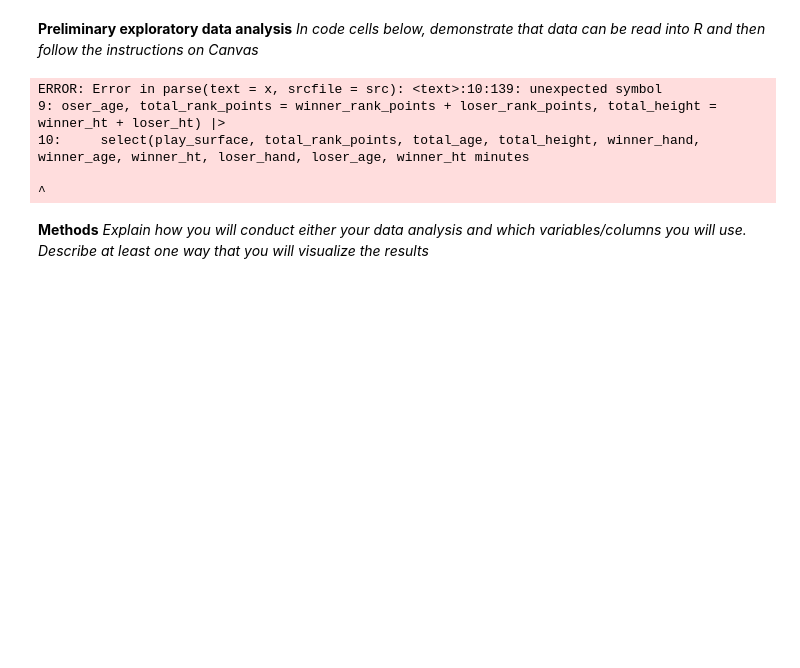
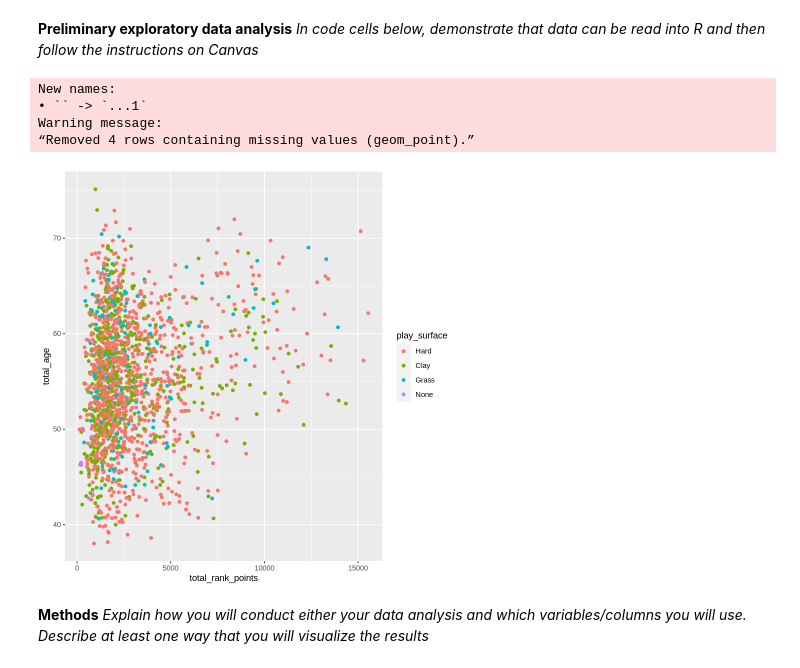
Before and after one commit to EliNAdr/DSCI-100_007-13, a Jupyter notebook: Proposal.ipynb, the cells around one changed output. Cells and saved outputs as stored; diff of their text form; code cells hidden in the pictures; blank space fills up the shorter version.

```diff
--- a/Proposal.ipynb
+++ b/Proposal.ipynb
@@ -9,31 +9,32 @@ The data set we chose is a tennis data set. We chose to keep specific columns in
 # %%
 library(tidyverse)
 library(repr)
 library(tidymodels)
 options(repr.matrix.max.rows = 6)
 
 download.file("https://drive.google.com/uc?export=download&id=1fOQ8sy_qMkQiQEAO6uFdRX4tLI8EpSTn", "tennis_data.csv")
 tennis_data <- read_csv("tennis_data.csv", show_col_types = FALSE) |>
     mutate(play_surface = as_factor(surface), winner_hand = as_factor(winner_hand), loser_hand = as_factor(loser_hand)) |>
     mutate(total_age = winner_age + loser_age, total_rank_points = winner_rank_points + loser_rank_points, total_height = winner_ht + loser_ht) |>
-    select(play_surface, total_rank_points, total_age, total_height, winner_hand, winner_age, winner_ht, loser_hand, loser_age, winner_ht, minutes, winner_rank_points, loser_rank_points)
+    select(play_surface, total_rank_points, total_age, total_height, minutes, winner_hand, winner_age, winner_ht, winner_rank_points, loser_hand, loser_age, loser_ht, loser_rank_points)
 #tennis_data
 
 tennis_split <- initial_split(tennis_data, prop = .75, strata = )
 tennis_train <- training(tennis_split)
 tennis_test <- testing(tennis_split)
 # tennis_train
 # tennis_test
 
 demo_plot <- ggplot(tennis_test, aes(x = total_rank_points, y = total_age, colour = play_surface)) +
     geom_point() #+
     #labs(title = "Players' Ages and Playing Surface", x = "Winner's Age", y = "Play Time (minutes)", colour = "Playing Surface")
 demo_plot
 # %% [output]
-ERROR: Error in parse(text = x, srcfile = src): <text>:10:139: unexpected symbol
-9: oser_age, total_rank_points = winner_rank_points + loser_rank_points, total_height = winner_ht + loser_ht) |>
-10:     select(play_surface, total_rank_points, total_age, total_height, winner_hand, winner_age, winner_ht, loser_hand, loser_age, winner_ht minutes
-                                                                                                                                              ^
+New names:
+• `` -> `...1`
+Warning message:
+“Removed 4 rows containing missing values (geom_point).”
+[figure, added]
 # %% [markdown]
 **Methods**
 *Explain how you will conduct either your data analysis and which variables/columns you will use.
```
